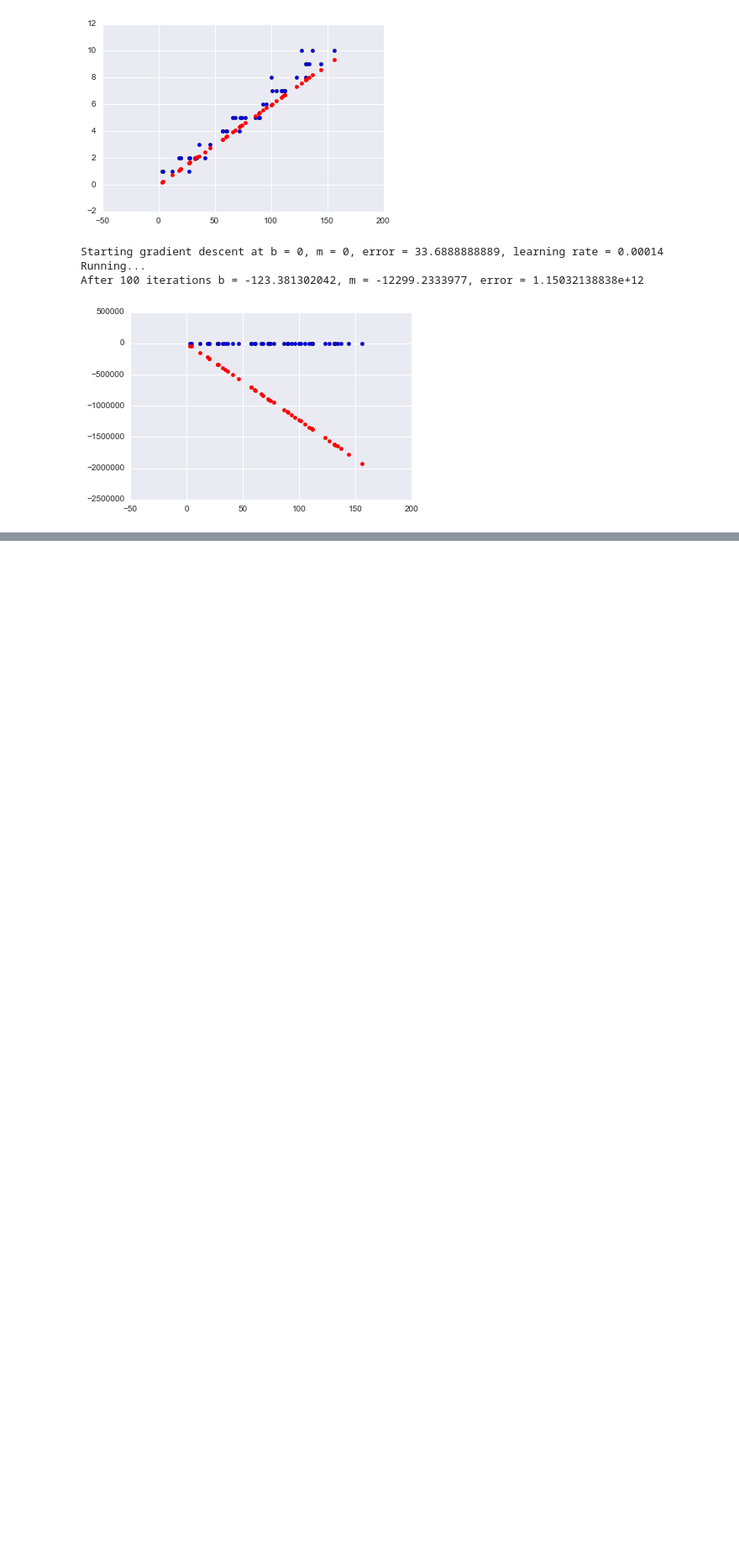
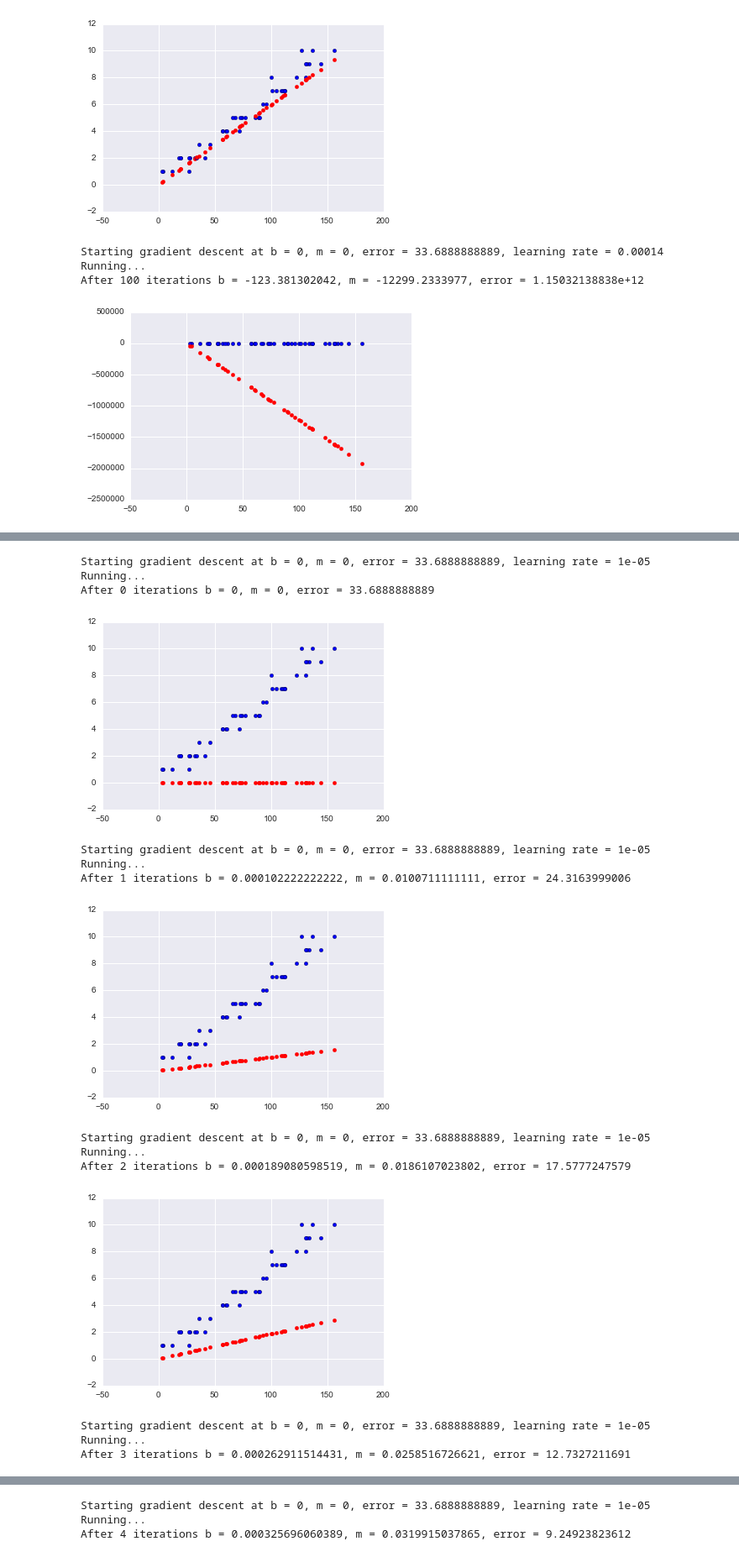
Before and after one commit to Columbia-Intro-Data-Science/python-introduction-Ray950611, a Jupyter notebook: hw1_rd2622.ipynb, the cells around one changed output, grey strips where cells are left out. Shown: that part at 84% size. Saved outputs shown, nothing was run; the diff lists cells and outputs as text; code cells hidden in the pictures; blank space fills up the shorter version.

```diff
--- a/hw1_rd2622.ipynb
+++ b/hw1_rd2622.ipynb
@@ -284,0 +320,20 @@ After 5 iterations b = 0.000749352374807, m = 0.0687611723602, error = 0.3855277
+# %%
+for num in range(0,10):
+    run(num,0.00001)
+    plt.show()
+# %% [output]
+Starting gradient descent at b = 0, m = 0, error = 33.6888888889, learning rate = 1e-05
+Running...
+After 0 iterations b = 0, m = 0, error = 33.6888888889
+[figure, added]
+Starting gradient descent at b = 0, m = 0, error = 33.6888888889, learning rate = 1e-05
+Running...
+After 1 iterations b = 0.000102222222222, m = 0.0100711111111, error = 24.3163999006
+[figure, added]
+Starting gradient descent at b = 0, m = 0, error = 33.6888888889, learning rate = 1e-05
+Running...
+After 2 iterations b = 0.000189080598519, m = 0.0186107023802, error = 17.5777247579
+[figure, added]
+Starting gradient descent at b = 0, m = 0, error = 33.6888888889, learning rate = 1e-05
+Running...
+After 3 iterations b = 0.000262911514431, m = 0.0258516726621, error = 12.7327211691
@@ -284,0 +341,3 @@ After 5 iterations b = 0.000749352374807, m = 0.0687611723602, error = 0.3855277
+Starting gradient descent at b = 0, m = 0, error = 33.6888888889, learning rate = 1e-05
+Running...
+After 4 iterations b = 0.000325696060389, m = 0.0319915037865, error = 9.24923823612
```
Also changed, not shown: parts of 5 cells of this notebook.
